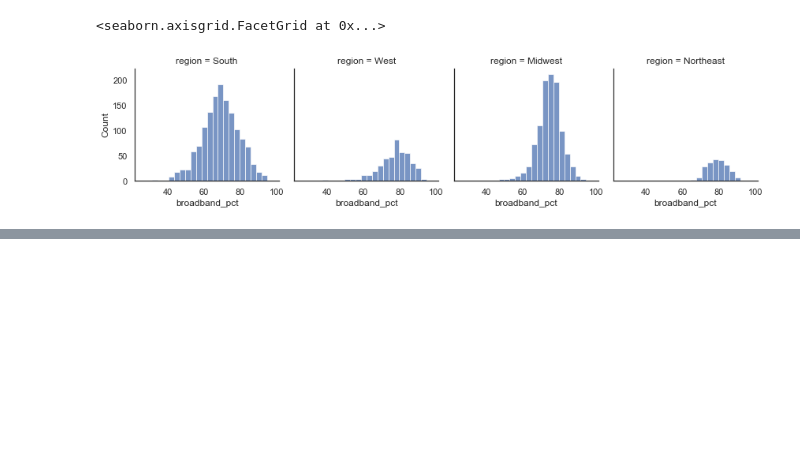
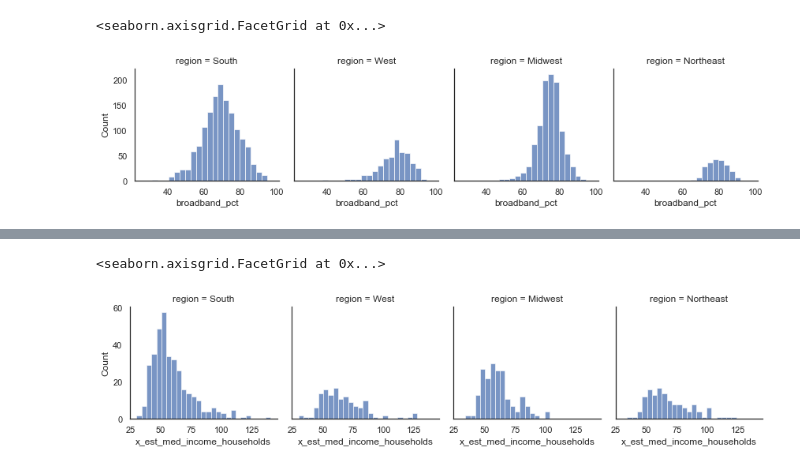
Before and after one commit to mosymns13/DS4A-Team13-Digital-Divide-Project, a Jupyter notebook: Analytic Dataset.ipynb, the cells around one changed output, grey strips where cells are left out. Drawn from its saved outputs; the diff is of its cells as text; code cells hidden in the pictures; blank space fills up the shorter version.

```diff
--- a/Analytic Dataset.ipynb
+++ b/Analytic Dataset.ipynb
@@ -289,0 +300,12 @@ sns.displot(
+# %%
+#creating a separate value column to place decimal in different place
+revised_analytic_data['x_est_med_income_households'] = revised_analytic_data['est_med_income_households']*.001
+
+#median income
+sns.displot(
+    revised_analytic_data, x="x_est_med_income_households", col="region",
+    height=3, facet_kws=dict(margin_titles=True),
+)
+# %% [output]
+<seaborn.axisgrid.FacetGrid at 0x...>
+[figure, added]
```
Also changed, not shown: parts of 3 cells of this notebook.
